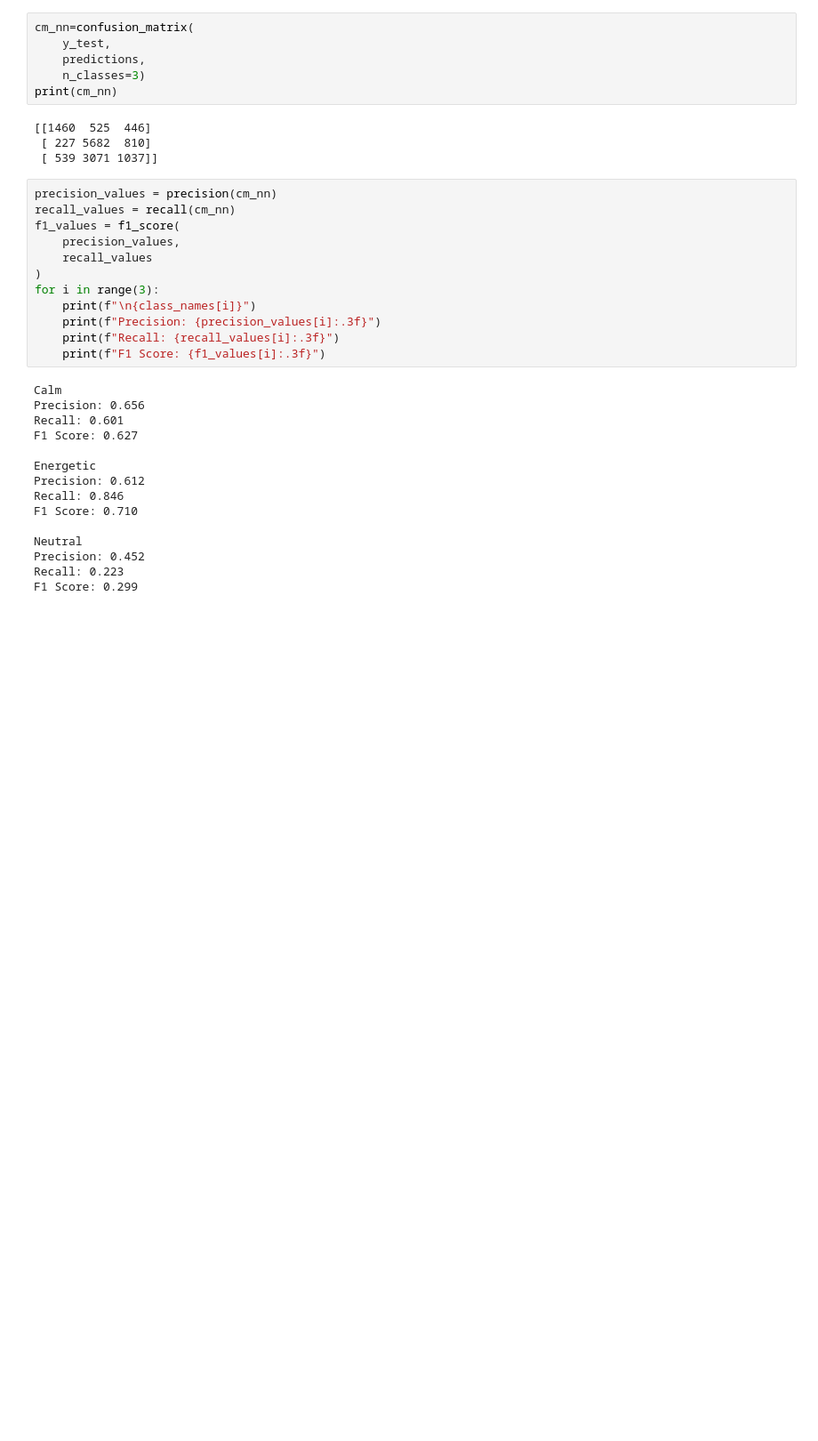
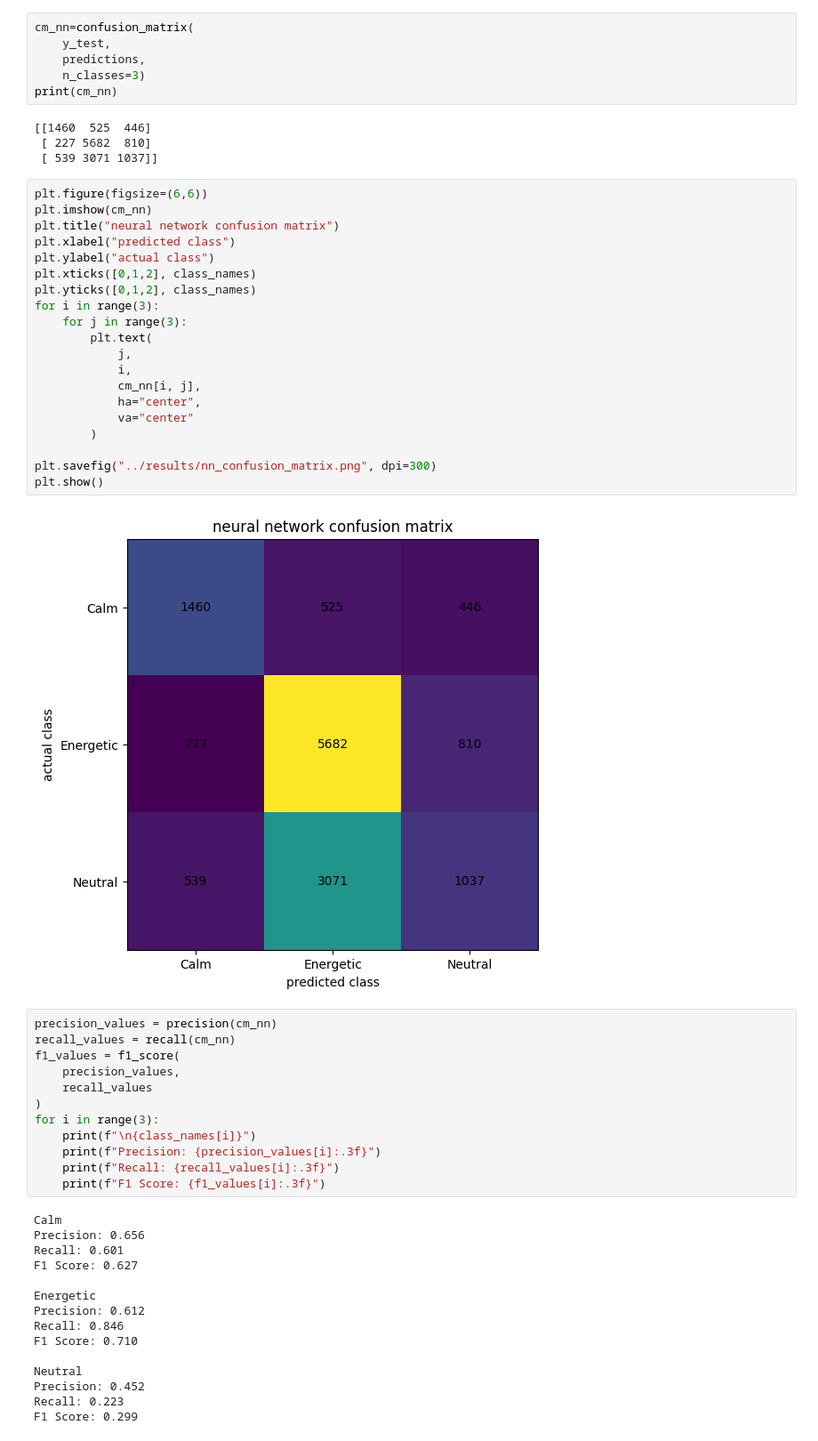
Before and after one commit to jess1507/ML_project, a Jupyter notebook: notebooks/project.ipynb, the cells around one changed output. Shown at 89% size. Drawn from its saved outputs; the diff is of its cells as text; blank space fills up the shorter version.

```diff
--- a/notebooks/project.ipynb
+++ b/notebooks/project.ipynb
@@ -745,6 +771,28 @@ print(cm_nn)
 [[1460  525  446]
  [ 227 5682  810]
  [ 539 3071 1037]]
+# %%
+plt.figure(figsize=(6,6))
+plt.imshow(cm_nn)
+plt.title("neural network confusion matrix")
+plt.xlabel("predicted class")
+plt.ylabel("actual class")
+plt.xticks([0,1,2], class_names)
+plt.yticks([0,1,2], class_names)
+for i in range(3):
+    for j in range(3):
+        plt.text(
+            j,
+            i,
+            cm_nn[i, j],
+            ha="center",
+            va="center"
+        )
+
+plt.savefig("../results/nn_confusion_matrix.png", dpi=300)
+plt.show()
+# %% [output]
+[figure, added]
 # %%
 precision_values = precision(cm_nn)
 recall_values = recall(cm_nn)
```
Also changed, not shown: parts of 2 cells of this notebook.
